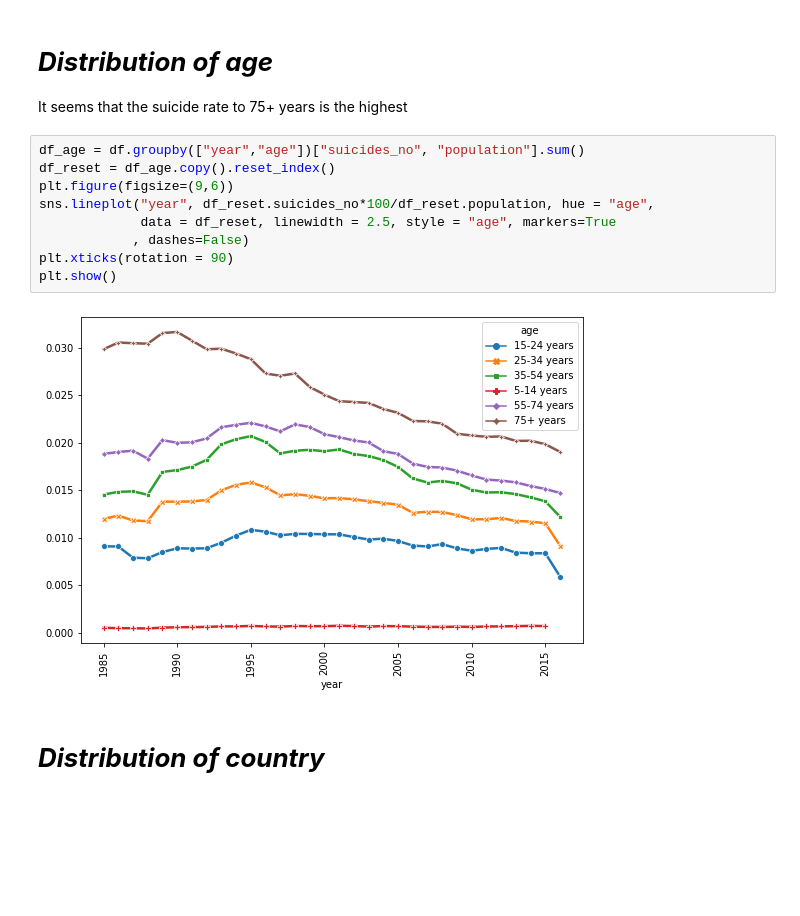
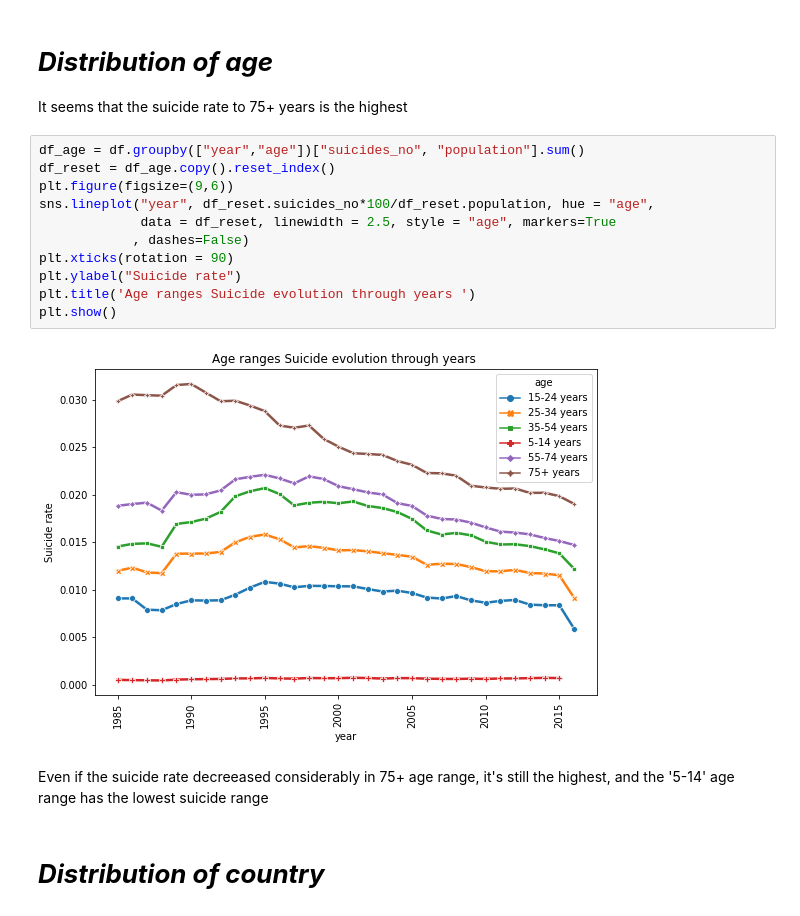
Before and after one commit to SarahKaren4/suicide_analysis, a Jupyter notebook: Part_II_slide_deck_template.ipynb, the cells around one changed output. Saved outputs shown, nothing was run; the diff lists cells and outputs as text; blank space fills up the shorter version.

```diff
--- a/Part_II_slide_deck_template.ipynb
+++ b/Part_II_slide_deck_template.ipynb
@@ -55,14 +58,18 @@ It seems that the suicide rate to 75+ years is the highest
 # %%
 df_age = df.groupby(["year","age"])["suicides_no", "population"].sum()
 df_reset = df_age.copy().reset_index()
 plt.figure(figsize=(9,6))
 sns.lineplot("year", df_reset.suicides_no*100/df_reset.population, hue = "age",
              data = df_reset, linewidth = 2.5, style = "age", markers=True
             , dashes=False)
 plt.xticks(rotation = 90)
+plt.ylabel("Suicide rate")
+plt.title('Age ranges Suicide evolution through years ')
 plt.show()
 # %% [output]
-[figure, old version]
+[figure, new version]
+# %% [markdown]
+Even if the suicide rate decreeased considerably in 75+ age range, it's still the highest, and the '5-14' age range has the lowest suicide range
 # %% [markdown]
 # ***Distribution of country***
 # %%
```
Also changed, not shown: parts of 7 cells of this notebook, 2 other files.
